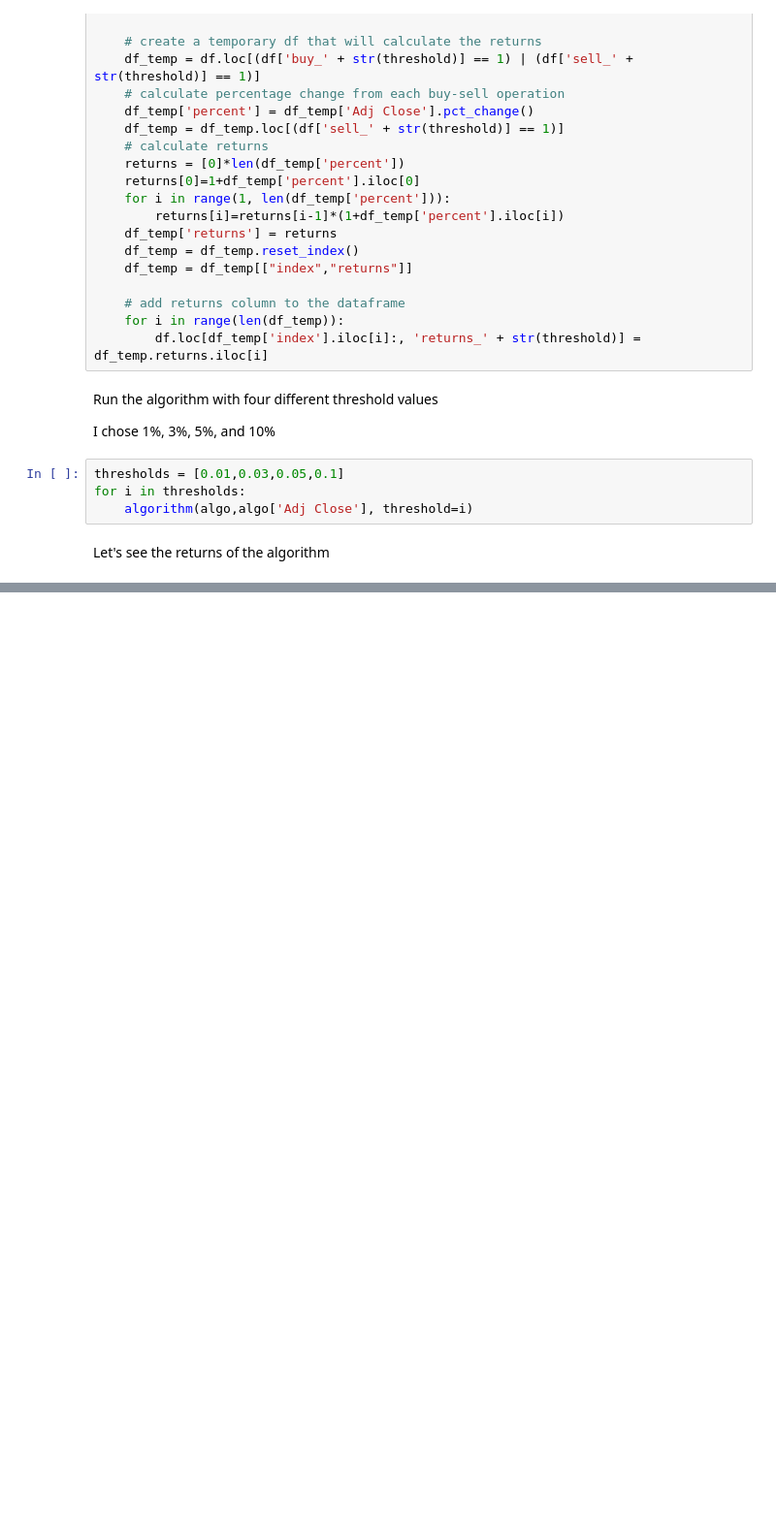
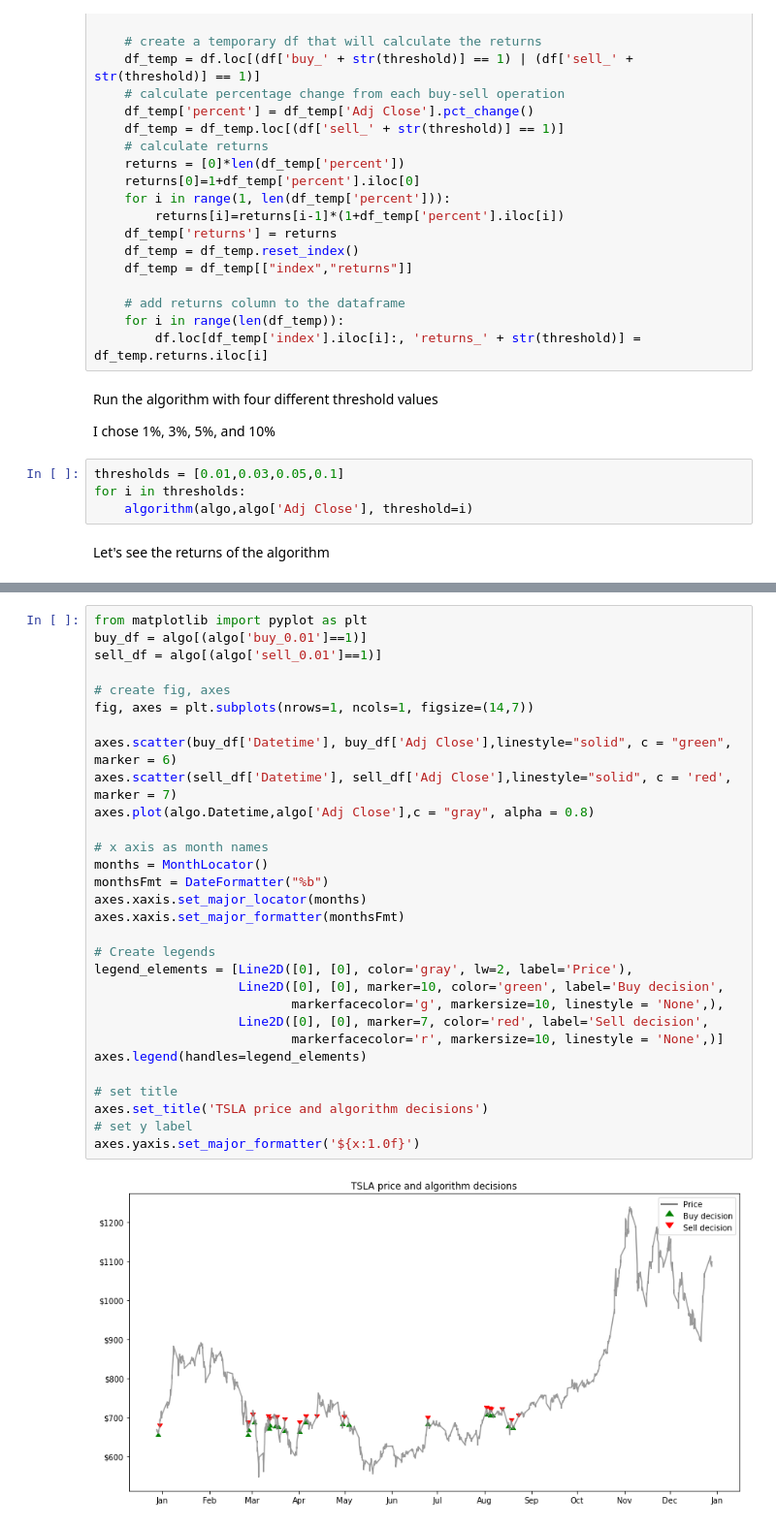
Before and after one commit to JustJAG/SciPy_final_project, a Jupyter notebook: Project_nb.ipynb, the cells around one changed output, grey strips where cells are left out. Shown at 97% size. Cells and saved outputs as stored; diff of their text form; blank space fills up the shorter version.

```diff
--- a/Project_nb.ipynb
+++ b/Project_nb.ipynb
@@ -240,0 +228,32 @@ algo
+# %%
+from matplotlib import pyplot as plt
+buy_df = algo[(algo['buy_0.01']==1)]
+sell_df = algo[(algo['sell_0.01']==1)]
+
+# create fig, axes
+fig, axes = plt.subplots(nrows=1, ncols=1, figsize=(14,7))
+
+axes.scatter(buy_df['Datetime'], buy_df['Adj Close'],linestyle="solid", c = "green", marker = 6)
+axes.scatter(sell_df['Datetime'], sell_df['Adj Close'],linestyle="solid", c = 'red', marker = 7)
+axes.plot(algo.Datetime,algo['Adj Close'],c = "gray", alpha = 0.8)
+
+# x axis as month names
+months = MonthLocator()
+monthsFmt = DateFormatter("%b")
+axes.xaxis.set_major_locator(months)
+axes.xaxis.set_major_formatter(monthsFmt)
+
+# Create legends
+legend_elements = [Line2D([0], [0], color='gray', lw=2, label='Price'),
+                   Line2D([0], [0], marker=10, color='green', label='Buy decision',
+                          markerfacecolor='g', markersize=10, linestyle = 'None',),
+                   Line2D([0], [0], marker=7, color='red', label='Sell decision',
+                          markerfacecolor='r', markersize=10, linestyle = 'None',)]
+axes.legend(handles=legend_elements)
+
+# set title
+axes.set_title('TSLA price and algorithm decisions')
+# set y label
+axes.yaxis.set_major_formatter('${x:1.0f}')
+# %% [output]
+[figure, added]
```
Also changed, not shown: parts of 27 cells of this notebook, 4 other files.
